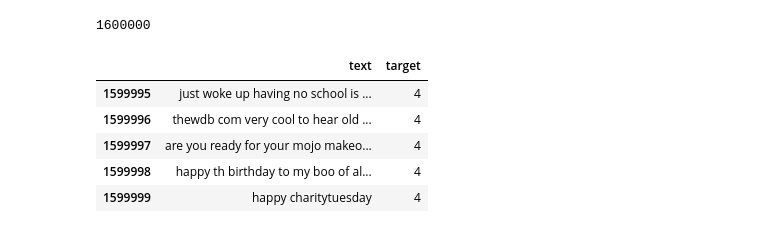
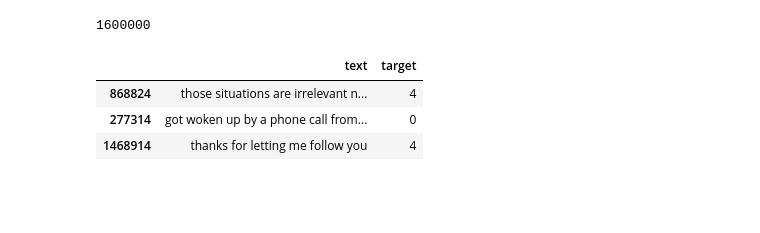
Before and after one commit to CodeFor2001/Sentiment-Analysis-Experimentation, a Jupyter notebook: Models/Data_cleaning.ipynb, the cells around one changed output. Cells and saved outputs as stored; diff of their text form; code cells hidden in the pictures; blank space fills up the shorter version.

Commit message:
More cleaning

```diff
--- a/Models/Data_cleaning.ipynb
+++ b/Models/Data_cleaning.ipynb
@@ -115,33 +125,34 @@ df[df.pre_clean_len > 140].sample(10)
 from nltk.tokenize import WordPunctTokenizer
 tok = WordPunctTokenizer()
 
-pattern1= r'@[A-za-z0-9]+'
-pattern2= r'https?://[A-Za-z0-9./]+'
+pattern1= r'@[A-za-z0-9_]+'
+pattern2= r'https?://[^ ]+'
+pattern3 = r'www.[^ ]+'
 combined =  r'|'.join((pattern1, pattern2))
+negations_dic = {"isn't":"is not", "aren't":"are not", "wasn't":"was not", "weren't":"were not",
+                "haven't":"have not","hasn't":"has not","hadn't":"had not","won't":"will not",
+                "wouldn't":"would not", "don't":"do not", "doesn't":"does not","didn't":"did not",
+                "can't":"can not","couldn't":"could not","shouldn't":"should not","mightn't":"might not",
+                "mustn't":"must not"}
+neg_pattern = re.compile(r'\b(' + '|'.join(negations_dic.keys()) + r')\b')
 
 def cleaner(text):
     #html decoding
     soup = BeautifulSoup(text,'lxml')
     souped = soup.get_text()
-    # @ and URL links
-    stripped = re.sub(combined, ' ', souped)
-
+    try:
     #BOM
-    try:
-        clean = stripped.decode("utf-8-sig").replace(u"ufffd", "?")
+        clean = souped.decode("utf-8-sig").replace(u"ufffd", "?")
     except:
-        clean=stripped
+        clean=souped
+    stripped = re.sub(combined,'',clean)
+    stripped = re.sub(pattern3,'',stripped)
     #removing numbers and converting to lowercase
-    letters_only = re.sub("[^a-zA-Z]", " ", clean)
-    lower_case = letters_only.lower()
+    lower_case = stripped.lower()
+    neg = neg_pattern.sub(lambda x: negations_dic[x.group()], lower_case)
+    letters_only = re.sub("[^a-zA-Z]", " ", neg)
 
     # During the letters_only process two lines above, it has created unnecessay white spaces,
     # I will tokenize and join together to remove unneccessary white spaces
     words = tok.tokenize(lower_case)
     return (" ".join(words)).strip()
-
-testing = df.text[:100]
-test_result = []
-for t in testing:
-    test_result.append(cleaner(t))
-test_result
@@ -166,10 +159,10 @@ test_result
 # %%
-nums = [0,400000,800000,1200000,1600000]
+nums = [0,1600000]
 print( "Cleaning and parsing the tweets...\n")
 clean_tweet_texts = []
-for i in range(nums[0],nums[4]):
+for i in range(nums[0],nums[1]):
     if( (i+1)%10000 == 0 ):
-        print("Tweets %d of %d has been processed" % ( i+1, nums[4] ))
+        print("Tweets %d of %d has been processed" % ( i+1, nums[1] ))
     clean_tweet_texts.append(cleaner(df['text'][i]))
 # %% [output]
 Cleaning and parsing the tweets...
@@ -213,13 +223,11 @@ len(clean_tweet_texts)
 # %%
 clean_df = pd.DataFrame(clean_tweet_texts,columns=['text'])
 clean_df['target'] = df.sentiment
-clean_df.tail()
+clean_df.sample(3)
 # %% [output]
 |  | text | target |
-| 1599995 | just woke up having no school is ... | 4 |
-| 1599996 | thewdb com very cool to hear old ... | 4 |
-| 1599997 | are you ready for your mojo makeo... | 4 |
-| 1599998 | happy th birthday to my boo of al... | 4 |
-| 1599999 | happy charitytuesday | 4 |
+| 868824 | those situations are irrelevant n... | 4 |
+| 277314 | got woken up by a phone call from... | 0 |
+| 1468914 | thanks for letting me follow you | 4 |
 # %%
 clean_df.to_csv('clean_df.csv')
```
Also changed, not shown: parts of 6 cells of this notebook.
